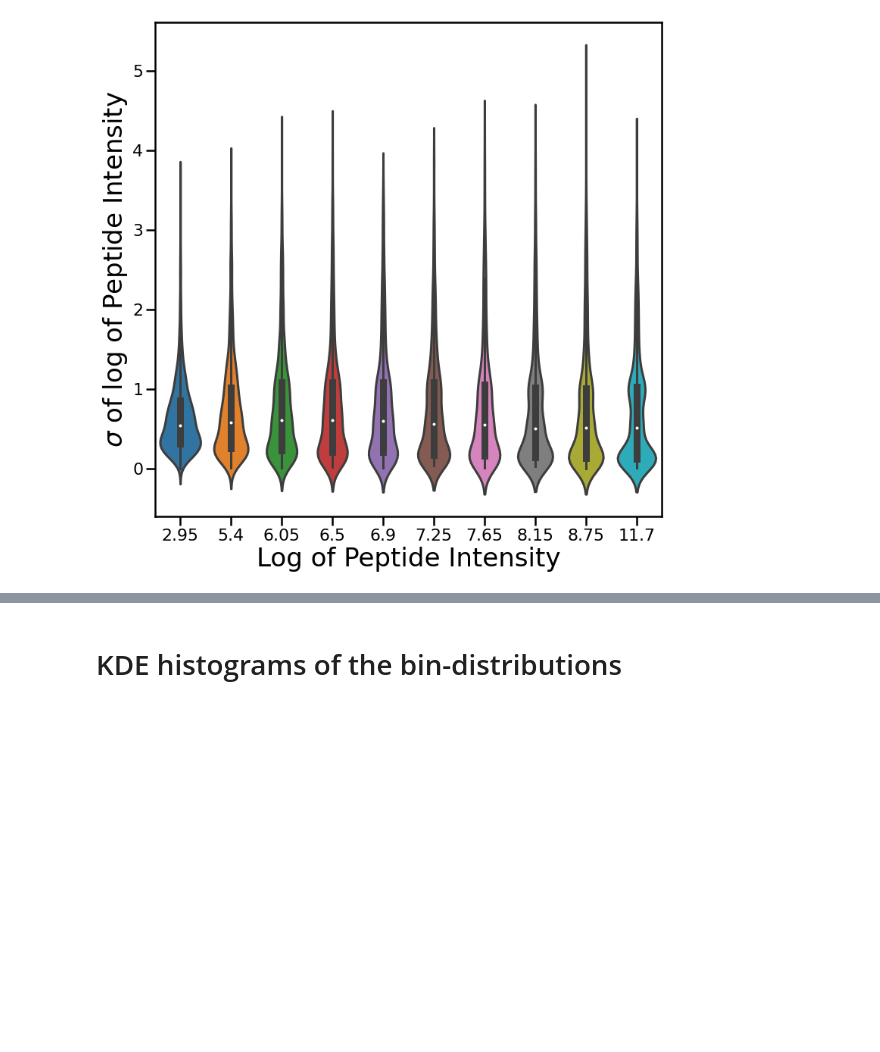
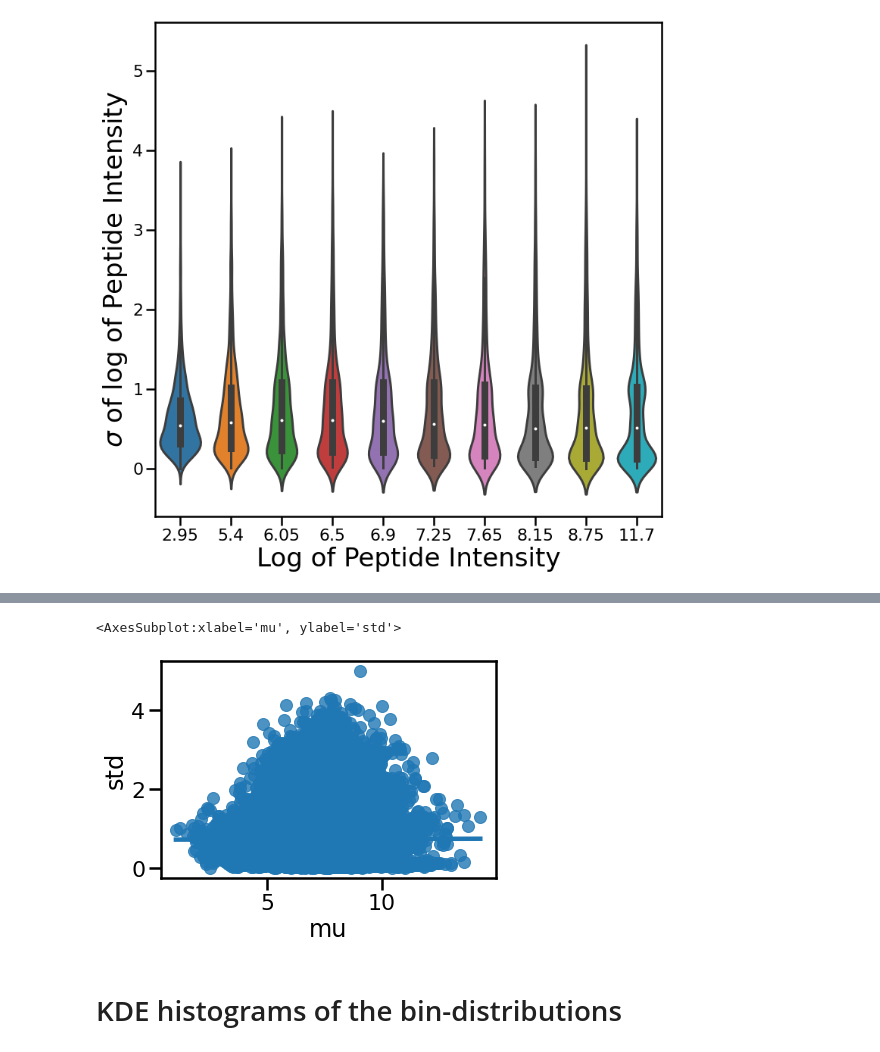
Before and after one commit to statisticalbiotechnology/dia_sum, a Jupyter notebook: result/2022-08-15_mu_sigma_scripts_test/2021-05-06-violinplot-DIANN.ipynb, the cells around one changed output, grey strips where cells are left out. Drawn from its saved outputs; the diff is of its cells as text; code cells hidden in the pictures; blank space fills up the shorter version.

```diff
--- a/result/2022-08-15_mu_sigma_scripts_test/2021-05-06-violinplot-DIANN.ipynb
+++ b/result/2022-08-15_mu_sigma_scripts_test/2021-05-06-violinplot-DIANN.ipynb
@@ -464,3 +485,8 @@ ax.tick_params(axis='x', which='major')#,labelrotation=90)
+# %%
+sns.regplot(x="mu", y = "std", data = df_stats_filtered)
+# %% [output]
+<AxesSubplot:xlabel='mu', ylabel='std'>
+[figure, added]
 # %% [markdown]
 # KDE histograms of the bin-distributions
 # %%
```
Also changed, not shown: parts of 3 cells of this notebook, 4 other files.
